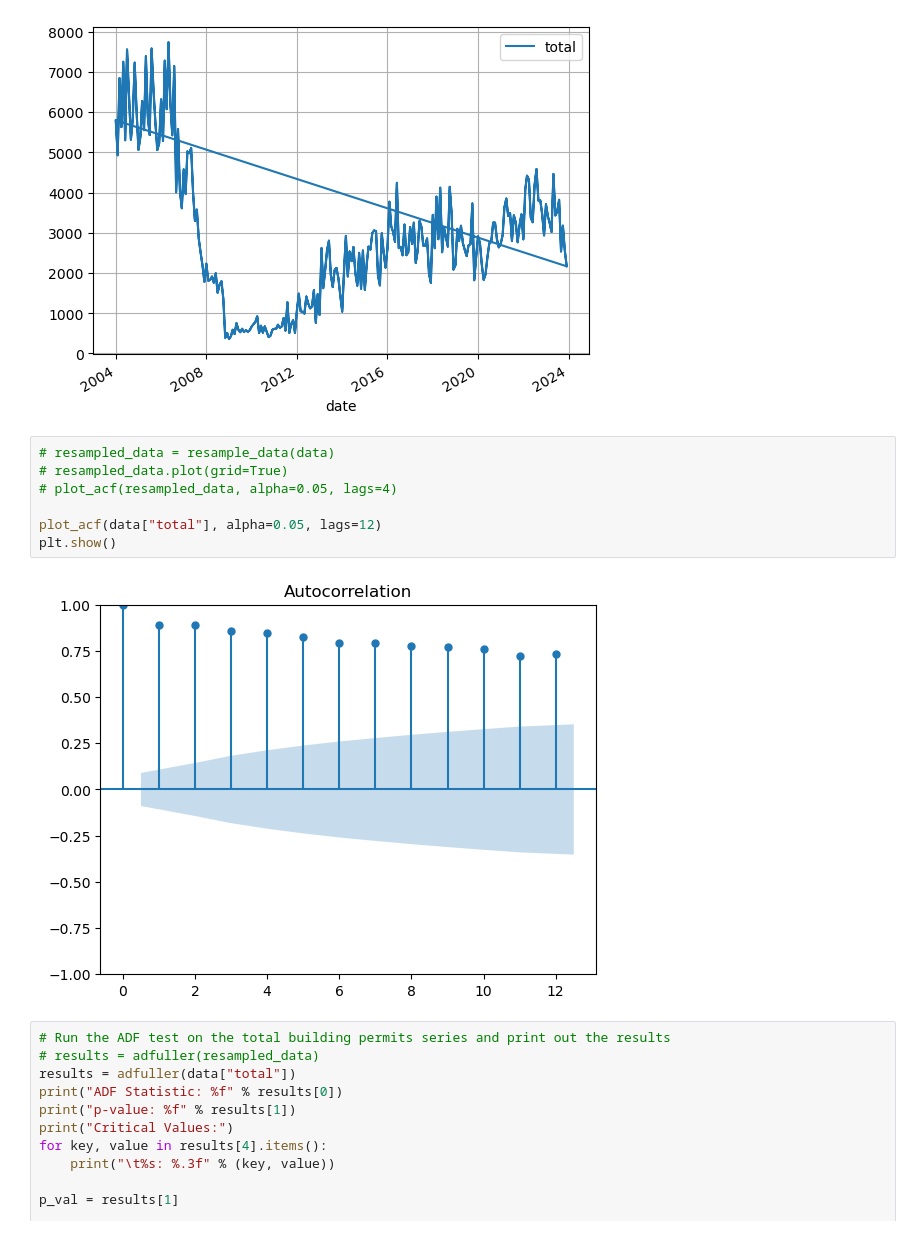
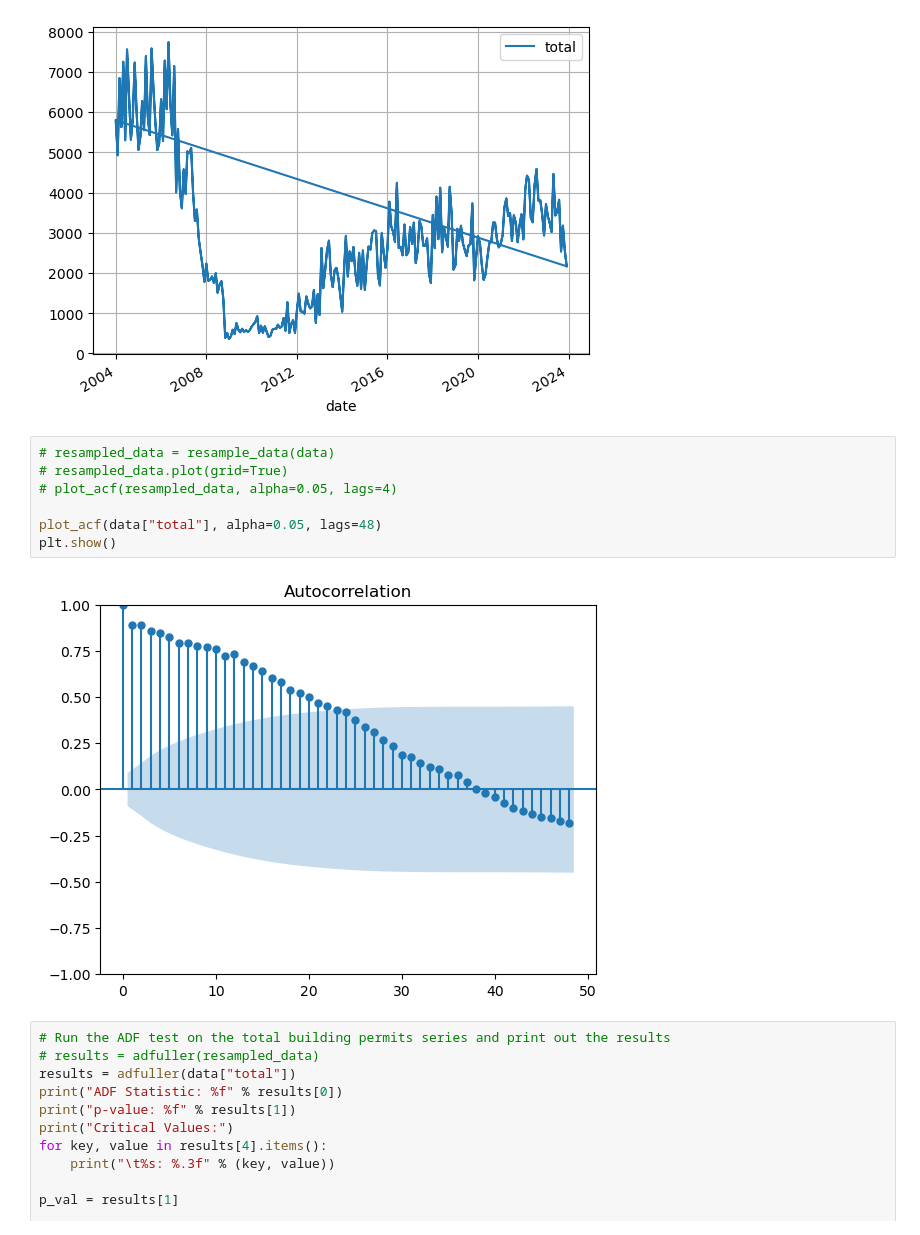
Before and after one commit to alfonso1003/building_permits_survey, a Jupyter notebook: notebooks/analysis.ipynb, the cells around one changed output. Cells and saved outputs as stored; diff of their text form.

```diff
--- a/notebooks/analysis.ipynb
+++ b/notebooks/analysis.ipynb
@@ -51,12 +51,12 @@ Data retrieved for MSA(s): ['Atlanta-Sandy Springs-Marietta, GA' 'Atlanta-Sandy
 # %%
 # resampled_data = resample_data(data)
 # resampled_data.plot(grid=True)
 # plot_acf(resampled_data, alpha=0.05, lags=4)
 
-plot_acf(data["total"], alpha=0.05, lags=12)
+plot_acf(data["total"], alpha=0.05, lags=48)
 plt.show()
 # %% [output]
-[figure, old version]
+[figure, new version]
 # %%
 # Run the ADF test on the total building permits series and print out the results
 # results = adfuller(resampled_data)
```
